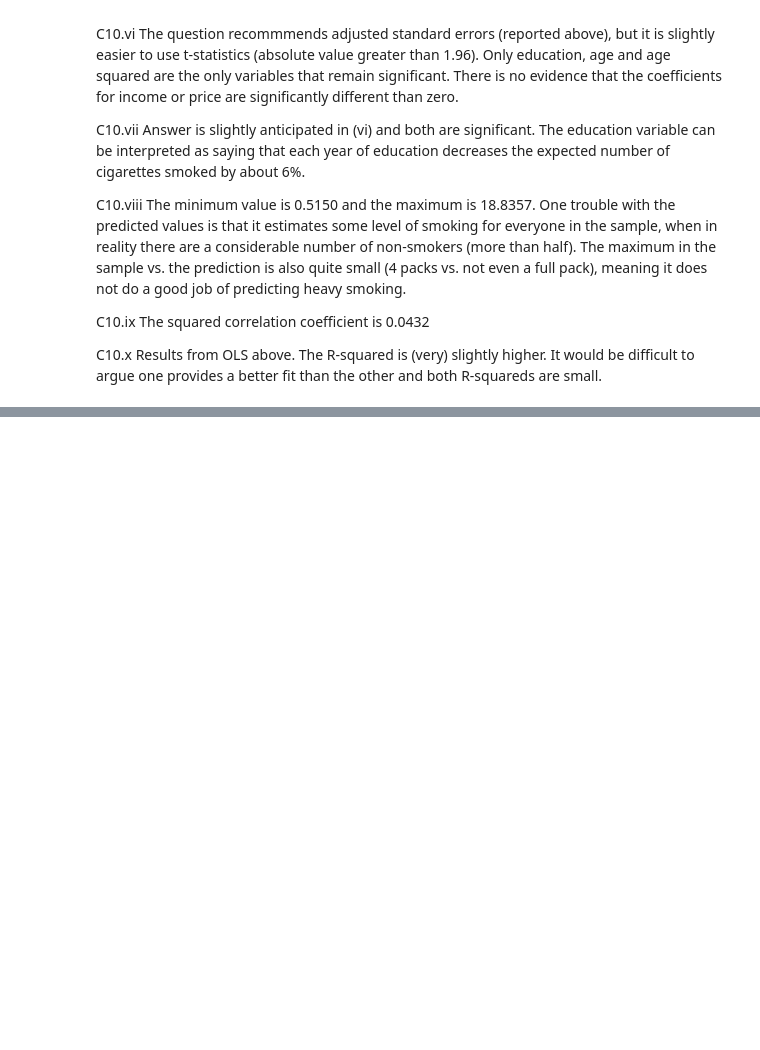
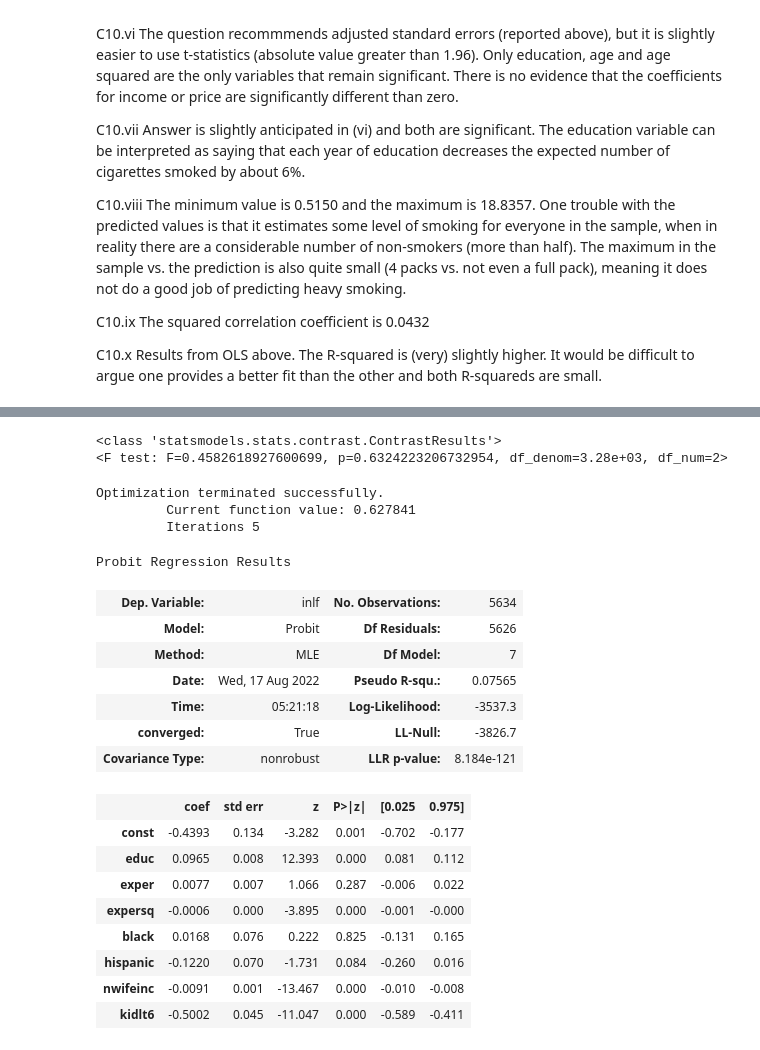
Before and after one commit to systemchalk/wooldridge_workbook, a Jupyter notebook: ch17.ipynb, the cells around one changed output, grey strips where cells are left out. Cells and saved outputs as stored; diff of their text form; code cells hidden in the pictures; blank space fills up the shorter version.

```diff
--- a/ch17.ipynb
+++ b/ch17.ipynb
@@ -1386,3 +1347,7 @@ C10.viii The minimum value is 0.5150 and the maximum is 18.8357. One trouble wit
 C10.ix The squared correlation coefficient is 0.0432
 
 C10.x Results from OLS above. The R-squared is (very) slightly higher. It would be difficult to argue one provides a better fit than the other and both R-squareds are small.
+# %%
+# Exercise 11
+cps91 = pd.read_stata("./stata/cps91.dta")
+cps91[cps91.inlf > 0].shape[0] / cps91.shape[0]
@@ -1388,0 +1356,4 @@ C10.x Results from OLS above. The R-squared is (very) slightly higher. It would
+# %%
+X = sm.add_constant(cps91[["educ", "exper", "expersq", "black", "hispanic"]])
+model = sm.OLS(cps91.lwage, X, missing="drop").fit()
+model.summary()
@@ -1388,0 +1386,30 @@ C10.x Results from OLS above. The R-squared is (very) slightly higher. It would
+# %%
+model.f_test("black = hispanic = 0")
+# %% [output]
+<class 'statsmodels.stats.contrast.ContrastResults'>
+<F test: F=0.4582618927600699, p=0.6324223206732954, df_denom=3.28e+03, df_num=2>
+# %%
+X = sm.add_constant(cps91[["educ", "exper", "expersq", "black", "hispanic", "nwifeinc", "kidlt6"]])
+model = sm.Probit(cps91.inlf, X, missing="drop").fit()
+model.summary()
+# %% [output]
+Optimization terminated successfully.
+         Current function value: 0.627841
+         Iterations 5
+Probit Regression Results
+| Dep. Variable: | inlf | No. Observations: | 5634 |
+| Model: | Probit | Df Residuals: | 5626 |
+| Method: | MLE | Df Model: | 7 |
+| Date: | Wed, 17 Aug 2022 | Pseudo R-squ.: | 0.07565 |
+| Time: | 05:21:18 | Log-Likelihood: | -3537.3 |
+| converged: | True | LL-Null: | -3826.7 |
+| Covariance Type: | nonrobust | LLR p-value: | 8.184e-121 |
+|  | coef | std err | z | P>|z| | [0.025 | 0.975] |
+| const | -0.4393 | 0.134 | -3.282 | 0.001 | -0.702 | -0.177 |
+| educ | 0.0965 | 0.008 | 12.393 | 0.000 | 0.081 | 0.112 |
+| exper | 0.0077 | 0.007 | 1.066 | 0.287 | -0.006 | 0.022 |
+| expersq | -0.0006 | 0.000 | -3.895 | 0.000 | -0.001 | -0.000 |
+| black | 0.0168 | 0.076 | 0.222 | 0.825 | -0.131 | 0.165 |
+| hispanic | -0.1220 | 0.070 | -1.731 | 0.084 | -0.260 | 0.016 |
+| nwifeinc | -0.0091 | 0.001 | -13.467 | 0.000 | -0.010 | -0.008 |
+| kidlt6 | -0.5002 | 0.045 | -11.047 | 0.000 | -0.589 | -0.411 |
```
Also changed, not shown: parts of 31 cells of this notebook.
